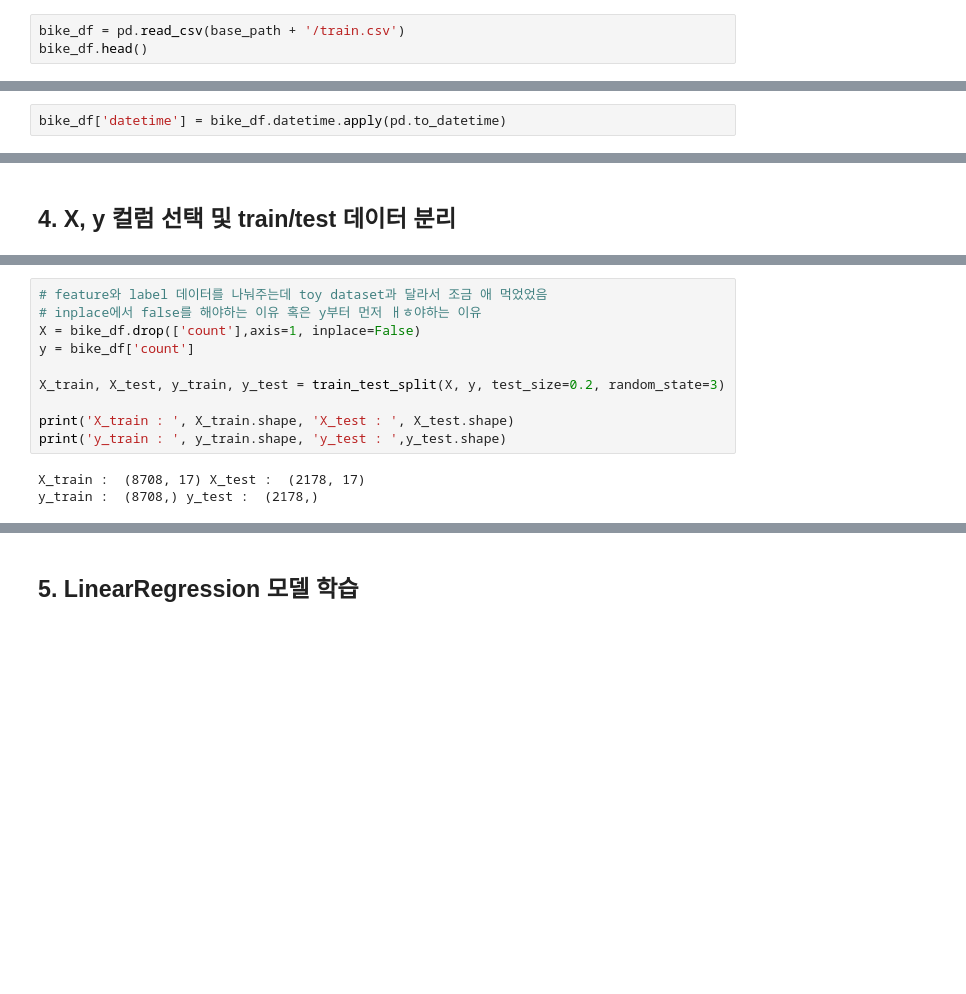
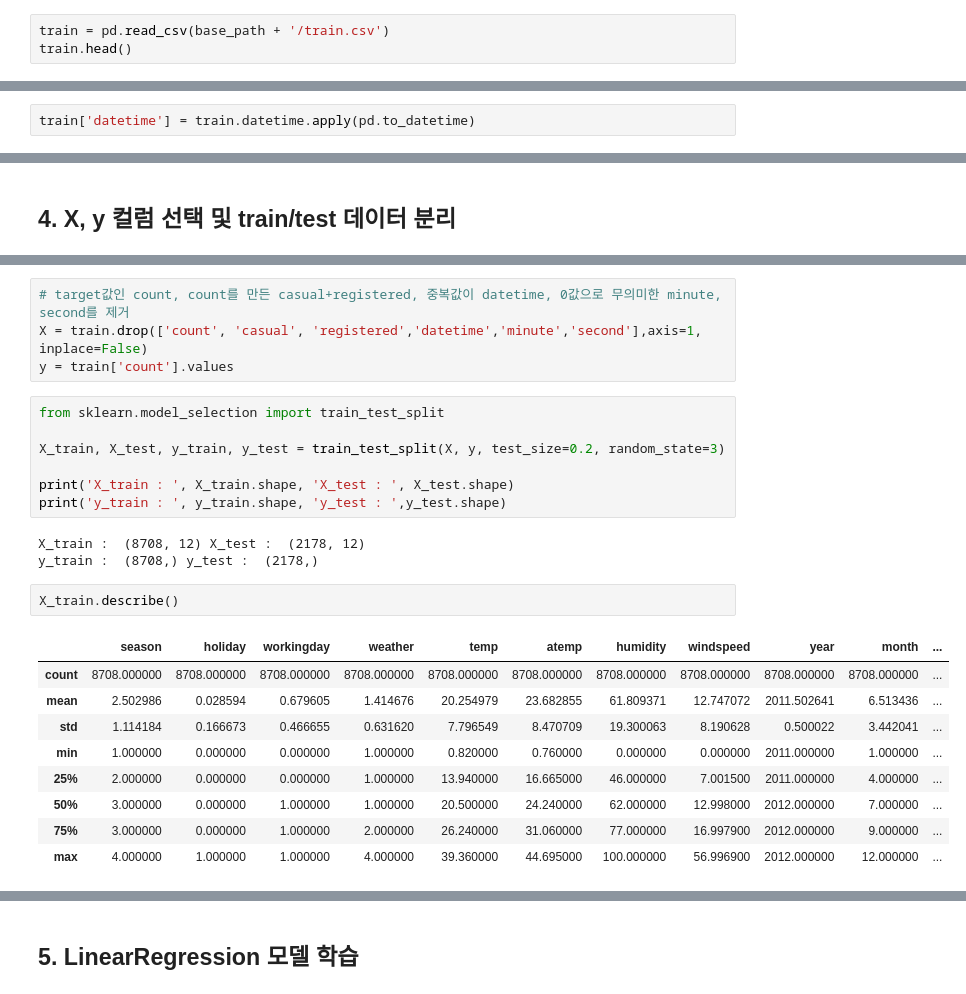
Before and after one commit to jx-dohwan/Aiffel_Exp_Project, a Jupyter notebook: [Exp_02]Regression_with_diabetes,_bike.ipynb, the cells around one changed output, grey strips where cells are left out. Saved outputs shown, nothing was run; the diff lists cells and outputs as text; blank space fills up the shorter version.

```diff
--- a/[Exp_02]Regression_with_diabetes,_bike.ipynb
+++ b/[Exp_02]Regression_with_diabetes,_bike.ipynb
@@ -217,8 +216,8 @@ Mounted at /content/gdrive
 # %%
 base_path = '/content/gdrive/MyDrive/인공지능/아이펠/ES/data'
 # %%
-bike_df = pd.read_csv(base_path + '/train.csv')
-bike_df.head()
+train = pd.read_csv(base_path + '/train.csv')
+train.head()
 # %% [output]
 |  | datetime | season | holiday | workingday | weather | temp | atemp | humidity | windspeed | casual | ... |
 | 0 | 2011-01-01 00:00:00 | 1 | 0 | 0 | 1 | 9.84 | 14.395 | 81 | 0.0 | 3 | ... |
@@ -279,5 +278,5 @@ dtype: int64
 # %% [markdown]
 ## 2. datetime 컬럼을 datetime 자료형으로 변환하고 연, 월, 일, 시, 분, 초까지 6가지 컬럼 생성하기
 # %%
-bike_df['datetime'] = bike_df.datetime.apply(pd.to_datetime)
+train['datetime'] = train.datetime.apply(pd.to_datetime)
 # %%
@@ -339,13 +326,26 @@ plt.show()
+# %%
+# target값인 count, count를 만든 casual+registered, 중복값이 datetime, 0값으로 무의미한 minute, second를 제거
+X = train.drop(['count', 'casual', 'registered','datetime','minute','second'],axis=1, inplace=False)
+y = train['count'].values
 # %%
-# feature와 label 데이터를 나눠주는데 toy dataset과 달라서 조금 애 먹었었음
-# inplace에서 false를 해야하는 이유 혹은 y부터 먼저 ㅐㅎ야하는 이유
-X = bike_df.drop(['count'],axis=1, inplace=False)
-y = bike_df['count']
+from sklearn.model_selection import train_test_split
 
 X_train, X_test, y_train, y_test = train_test_split(X, y, test_size=0.2, random_state=3)
 
 print('X_train : ', X_train.shape, 'X_test : ', X_test.shape)
 print('y_train : ', y_train.shape, 'y_test : ',y_test.shape)
 # %% [output]
-X_train :  (8708, 17) X_test :  (2178, 17)
+X_train :  (8708, 12) X_test :  (2178, 12)
 y_train :  (8708,) y_test :  (2178,)
+# %%
+X_train.describe()
+# %% [output]
+|  | season | holiday | workingday | weather | temp | atemp | humidity | windspeed | year | month | ... |
+| count | 8708.000000 | 8708.000000 | 8708.000000 | 8708.000000 | 8708.000000 | 8708.000000 | 8708.000000 | 8708.000000 | 8708.000000 | 8708.000000 | ... |
+| mean | 2.502986 | 0.028594 | 0.679605 | 1.414676 | 20.254979 | 23.682855 | 61.809371 | 12.747072 | 2011.502641 | 6.513436 | ... |
+| std | 1.114184 | 0.166673 | 0.466655 | 0.631620 | 7.796549 | 8.470709 | 19.300063 | 8.190628 | 0.500022 | 3.442041 | ... |
+| min | 1.000000 | 0.000000 | 0.000000 | 1.000000 | 0.820000 | 0.760000 | 0.000000 | 0.000000 | 2011.000000 | 1.000000 | ... |
+| 25% | 2.000000 | 0.000000 | 0.000000 | 1.000000 | 13.940000 | 16.665000 | 46.000000 | 7.001500 | 2011.000000 | 4.000000 | ... |
+| 50% | 3.000000 | 0.000000 | 1.000000 | 1.000000 | 20.500000 | 24.240000 | 62.000000 | 12.998000 | 2012.000000 | 7.000000 | ... |
+| 75% | 3.000000 | 0.000000 | 1.000000 | 2.000000 | 26.240000 | 31.060000 | 77.000000 | 16.997900 | 2012.000000 | 9.000000 | ... |
+| max | 4.000000 | 1.000000 | 1.000000 | 4.000000 | 39.360000 | 44.695000 | 100.000000 | 56.996900 | 2012.000000 | 12.000000 | ... |
```
Also changed, not shown: parts of 32 cells of this notebook.
